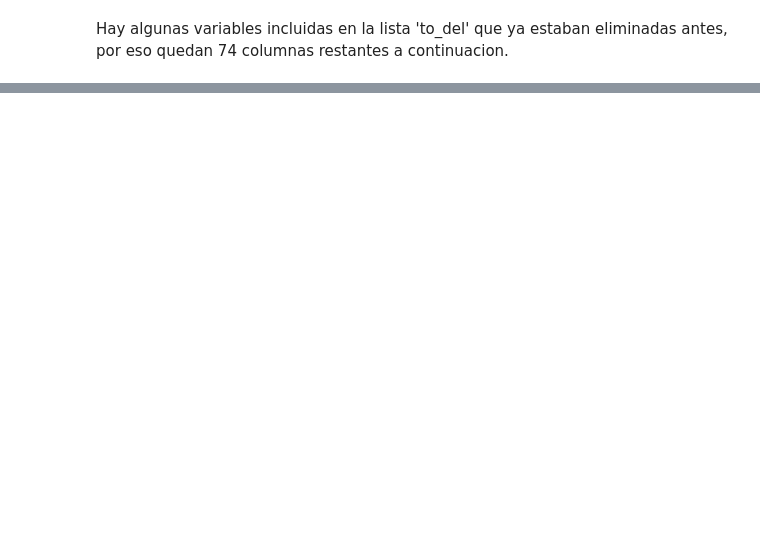
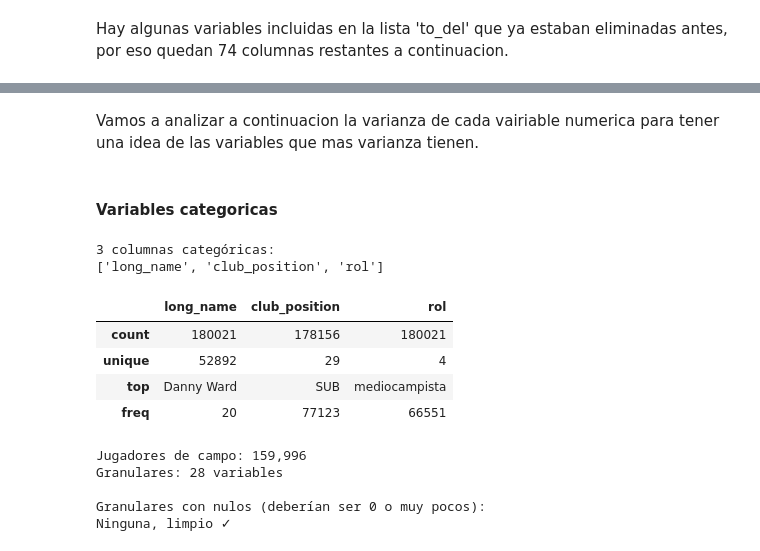
Before and after one commit to gonzanmarengo-ship-it/DiploDatos_grupo_21, a Jupyter notebook: Notebook/Practico_ANS.ipynb, the cells around one changed output, grey strips where cells are left out. Cells and saved outputs as stored; diff of their text form; code cells hidden in the pictures; blank space fills up the shorter version.

```diff
--- a/Notebook/Practico_ANS.ipynb
+++ b/Notebook/Practico_ANS.ipynb
@@ -482,0 +615,42 @@ male_players_limpio.shape
+# %% [markdown]
+Vamos a analizar a continuacion la varianza de cada vairiable numerica para tener una idea de las variables que mas varianza tienen.
+# %% [markdown]
+#### Variables categoricas
+# %%
+categoricas = male_players_limpio.select_dtypes(include=["object", "category", "str"])
+print(f"{categoricas.shape[1]} columnas categóricas:")
+categoricas_list = categoricas.columns.tolist()
+print(categoricas_list)
+# %% [output]
+3 columnas categóricas:
+['long_name', 'club_position', 'rol']
+# %%
+male_players_limpio[categoricas_list].describe()
+# %% [output]
+|  | long_name | club_position | rol |
+| count | 180021 | 178156 | 180021 |
+| unique | 52892 | 29 | 4 |
+| top | Danny Ward | SUB | mediocampista |
+| freq | 20 | 77123 | 66551 |
+# %%
+from sklearn.preprocessing import StandardScaler
+from sklearn.decomposition import PCA
+
+# 1. Subconjunto de campo (sin arqueros)
+campo = male_players_limpio[male_players_limpio["rol"] != "arquero"].copy()
+print(f"Jugadores de campo: {len(campo):,}")
+
+# 2. Las granulares presentes
+gran = [c for c in grupos_dominio["granulares"] if c in campo.columns]
+print(f"Granulares: {len(gran)} variables")
+
+# 3. CHEQUEO CLAVE: ¿quedan nulos en las granulares tras sacar arqueros?
+nulos_gran = campo[gran].isna().sum()
+print("\nGranulares con nulos (deberían ser 0 o muy pocos):")
+print(nulos_gran[nulos_gran > 0] if nulos_gran.sum() > 0 else "Ninguna, limpio ✓")
+# %% [output]
+Jugadores de campo: 159,996
+Granulares: 28 variables
+
+Granulares con nulos (deberían ser 0 o muy pocos):
+Ninguna, limpio ✓
```
Also changed, not shown: parts of 18 cells of this notebook.
